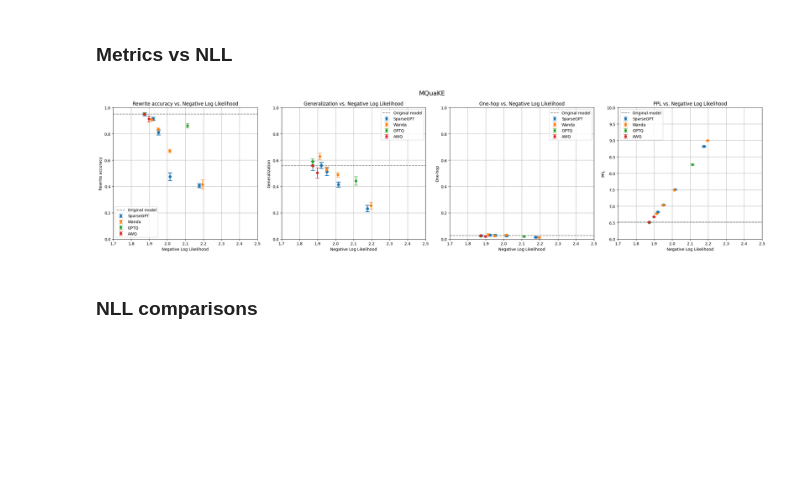
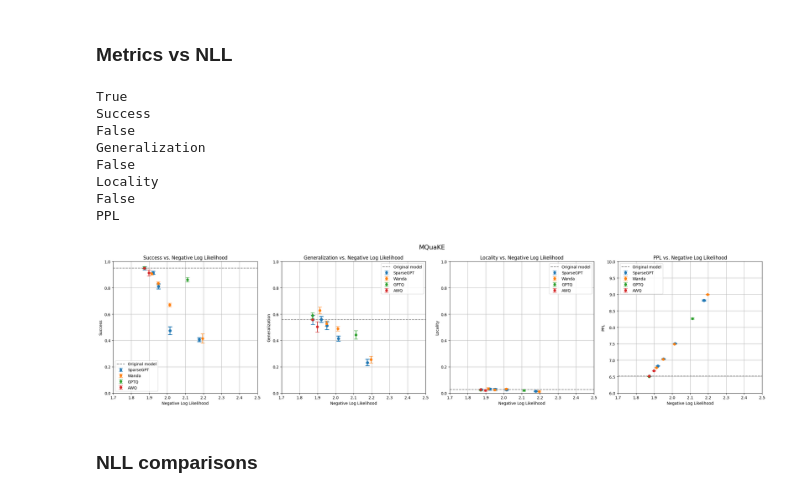
Before and after one commit to hartvigsen-group/composable-interventions, a Jupyter notebook: notebooks/graphs.ipynb, the cells around one changed output. Drawn from its saved outputs; the diff is of its cells as text; code cells hidden in the pictures; blank space fills up the shorter version.

```diff
--- a/notebooks/graphs.ipynb
+++ b/notebooks/graphs.ipynb
@@ -28,8 +28,13 @@ def process_data(new_file_path, previous_df=None):
     new_data['method_name'] = new_data.apply(lambda x: x['prune_method'] if x['method'] == 'prune' else x['quant_method'] if x['method'] == 'quant' else None, axis=1)
     new_data['method_name'] = new_data['method_name'].replace({'autoawq': 'AWQ', 'autogptq': 'GPTQ', 'sparsegpt': 'SparseGPT', 'wanda': 'Wanda'})
 
-    # Selecting only relevant columns for aggregation
-    aggregation_columns = ['Rewrite accuracy', 'PPL', 'Generalization', 'Latency', 'Locality']
+    # Check if 'PPL edits' column exists
+    if 'PPL edits' in new_data.columns:
+        aggregation_columns = ['Rewrite accuracy', 'PPL', 'Generalization', 'Latency', 'Locality', 'PPL edits']
+    else:
+        aggregation_columns = ['Rewrite accuracy', 'PPL', 'Generalization', 'Latency', 'Locality']
+        # new_data['PPL edits'] = np.nan  # Create an empty 'PPL edits' column
+
 
     # Group by 'Tags' and calculate mean and standard error for the selected columns
     grouped_new_data = new_data.groupby('Tags')[aggregation_columns].agg(['mean', standard_error])
@@ -188,39 +238,52 @@ df['NLL'] = np.log(df['PPL_mean'])
 
 for i, metric in enumerate(metrics):
     # Change the label 'Rewrite accuracy' to 'Success'
-    ylabel = 'Success' if 'Rewrite accuracy' in metric else metric.split('_')[0]
+    # print(metric)
+    print( 'Rewrite' in metric)
+    ylabel = 'Success' if 'Rewrite' in metric else metric.split('_')[0]
+    # print(ylabel)
     ylabel = 'One-hop' if 'Locality' in metric else metric.split('_')[0]
 
     # Plot baseline as a horizontal dotted line
     axs[i].axhline(y=baseline_values[metric], color='gray', linestyle='--', label='Original model')
 
     # Plot each method in the dataset, including a baseline point at the start
     for method in df['method_name'].unique():
         method_data = df[df['method_name'] == method]
         # Prepend the baseline data point
         baseline_data = pd.DataFrame({'NLL': [df['NLL'].min()], metric: [baseline_values[metric]]})
         method_data = pd.concat([baseline_data, method_data], ignore_index=True)
         axs[i].errorbar(method_data['NLL'], method_data[metric],
                         yerr=method_data[metric.replace('mean', 'standard_error')].fillna(0),
                         fmt='o', label=method, capsize=5)
 
     axs[i].set_xlabel('Negative Log Likelihood')
+    ylabel = 'Success' if 'Rewrite' in metric else metric.split('_')[0]
+    print(ylabel)
     axs[i].set_ylabel(ylabel)
     axs[i].set_title(f'{ylabel} vs. Negative Log Likelihood')
     axs[i].legend()
     axs[i].grid(True)
 
     # Adjust y-axis limits
     if i < 3:
         axs[i].set_ylim(0, 1)
     else:
         axs[i].set_ylim(6, 10)
     axs[i].set_xlim(1.7, 2.5)
 fig.suptitle('MQuaKE', fontsize=16)
 plt.tight_layout()
 plt.show()
 # %% [output]
+True
+Success
+False
+Generalization
+False
+Locality
+False
+PPL
-[figure, old version]
+[figure, new version]
 # %% [markdown]
 ### NLL comparisons
 # %%
```
Also changed, not shown: parts of 5 cells of this notebook, 4 other files.
